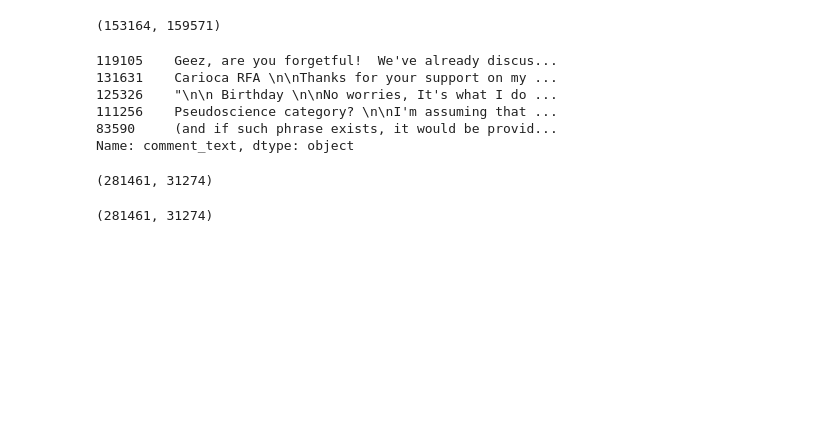
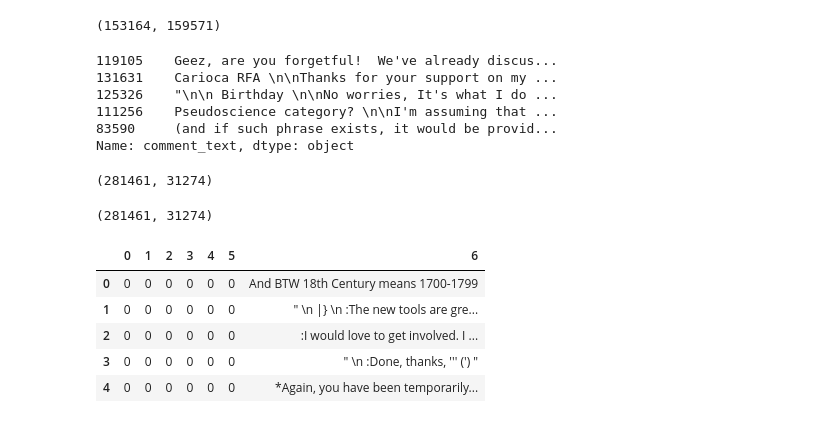
Before and after one commit to Wildebeest/fastai, a Jupyter notebook: courses/dl1/ToxicComments.ipynb, the cells around one changed output. Cells and saved outputs as stored; diff of their text form; code cells hidden in the pictures; blank space fills up the shorter version.

```diff
--- a/courses/dl1/ToxicComments.ipynb
+++ b/courses/dl1/ToxicComments.ipynb
@@ -63,4 +63,7 @@ len(df_trn),len(df_val)
 # %%
 df_trn.to_csv(PATH/'train_lm.csv', header=False, index=False)
 df_val.to_csv(PATH/'test_lm.csv', header=False, index=False)
+# %%
+df_trn = pd.read_csv(PATH/'train_lm.csv', header=None, chunksize=chunksize)
+df_val = pd.read_csv(PATH/'test_lm.csv', header=None, chunksize=chunksize)
 # %%
@@ -74,0 +96,9 @@ def get_texts(df, n_lbls=1):
+# %%
+df_trn.head()
+# %% [output]
+|  | 0 | 1 | 2 | 3 | 4 | 5 | 6 |
+| 0 | 0 | 0 | 0 | 0 | 0 | 0 | And BTW 18th Century means 1700-1799 |
+| 1 | 0 | 0 | 0 | 0 | 0 | 0 | " \n |} \n :The new tools are gre... |
+| 2 | 0 | 0 | 0 | 0 | 0 | 0 | :I would love to get involved. I ... |
+| 3 | 0 | 0 | 0 | 0 | 0 | 0 | " \n :Done, thanks, ''' (') " |
+| 4 | 0 | 0 | 0 | 0 | 0 | 0 | *Again, you have been temporarily... |
```
Also changed, not shown: parts of 37 cells of this notebook.
